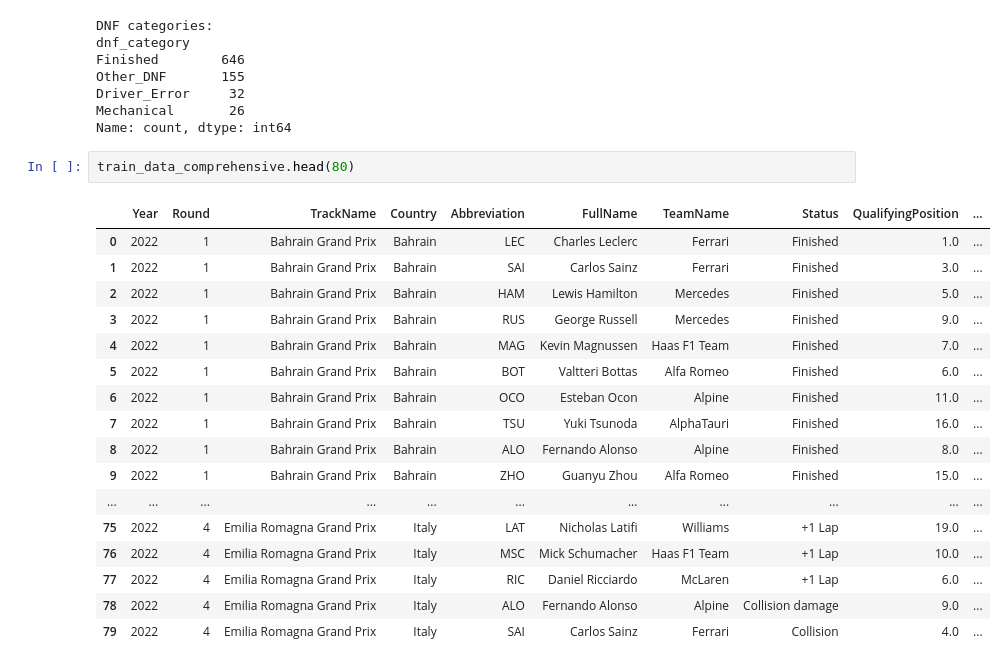
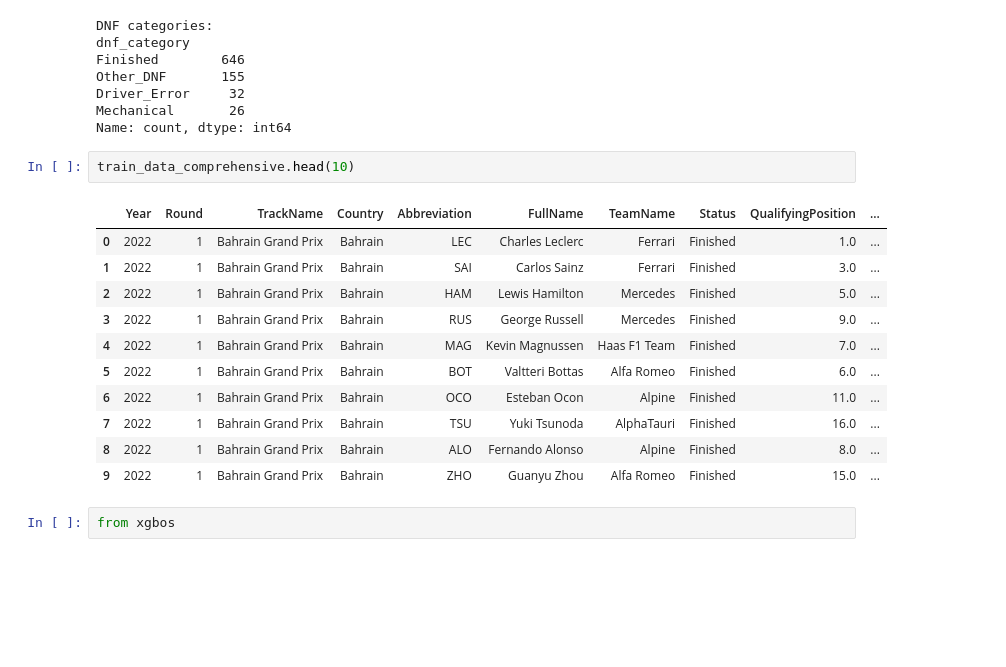
Before and after one commit to avenky72/F1-Predictor, a Jupyter notebook: notebooks/check_data.ipynb, the cells around one changed output. Cells and saved outputs as stored; diff of their text form; blank space fills up the shorter version.

```diff
--- a/notebooks/check_data.ipynb
+++ b/notebooks/check_data.ipynb
@@ -900,22 +892,18 @@ Driver_Error     32
 Mechanical       26
 Name: count, dtype: int64
 # %%
-train_data_comprehensive.head(80)
+train_data_comprehensive.head(10)
 # %% [output]
 |  | Year | Round | TrackName | Country | Abbreviation | FullName | TeamName | Status | QualifyingPosition | ... |
 | 0 | 2022 | 1 | Bahrain Grand Prix | Bahrain | LEC | Charles Leclerc | Ferrari | Finished | 1.0 | ... |
 | 1 | 2022 | 1 | Bahrain Grand Prix | Bahrain | SAI | Carlos Sainz | Ferrari | Finished | 3.0 | ... |
 | 2 | 2022 | 1 | Bahrain Grand Prix | Bahrain | HAM | Lewis Hamilton | Mercedes | Finished | 5.0 | ... |
 | 3 | 2022 | 1 | Bahrain Grand Prix | Bahrain | RUS | George Russell | Mercedes | Finished | 9.0 | ... |
 | 4 | 2022 | 1 | Bahrain Grand Prix | Bahrain | MAG | Kevin Magnussen | Haas F1 Team | Finished | 7.0 | ... |
 | 5 | 2022 | 1 | Bahrain Grand Prix | Bahrain | BOT | Valtteri Bottas | Alfa Romeo | Finished | 6.0 | ... |
 | 6 | 2022 | 1 | Bahrain Grand Prix | Bahrain | OCO | Esteban Ocon | Alpine | Finished | 11.0 | ... |
 | 7 | 2022 | 1 | Bahrain Grand Prix | Bahrain | TSU | Yuki Tsunoda | AlphaTauri | Finished | 16.0 | ... |
 | 8 | 2022 | 1 | Bahrain Grand Prix | Bahrain | ALO | Fernando Alonso | Alpine | Finished | 8.0 | ... |
 | 9 | 2022 | 1 | Bahrain Grand Prix | Bahrain | ZHO | Guanyu Zhou | Alfa Romeo | Finished | 15.0 | ... |
-| ... | ... | ... | ... | ... | ... | ... | ... | ... | ... | ... |
-| 75 | 2022 | 4 | Emilia Romagna Grand Prix | Italy | LAT | Nicholas Latifi | Williams | +1 Lap | 19.0 | ... |
-| 76 | 2022 | 4 | Emilia Romagna Grand Prix | Italy | MSC | Mick Schumacher | Haas F1 Team | +1 Lap | 10.0 | ... |
-| 77 | 2022 | 4 | Emilia Romagna Grand Prix | Italy | RIC | Daniel Ricciardo | McLaren | +1 Lap | 6.0 | ... |
-| 78 | 2022 | 4 | Emilia Romagna Grand Prix | Italy | ALO | Fernando Alonso | Alpine | Collision damage | 9.0 | ... |
-| 79 | 2022 | 4 | Emilia Romagna Grand Prix | Italy | SAI | Carlos Sainz | Ferrari | Collision | 4.0 | ... |
+# %%
+from xgbos
```
Also changed, not shown: parts of 1 cell of this notebook.
